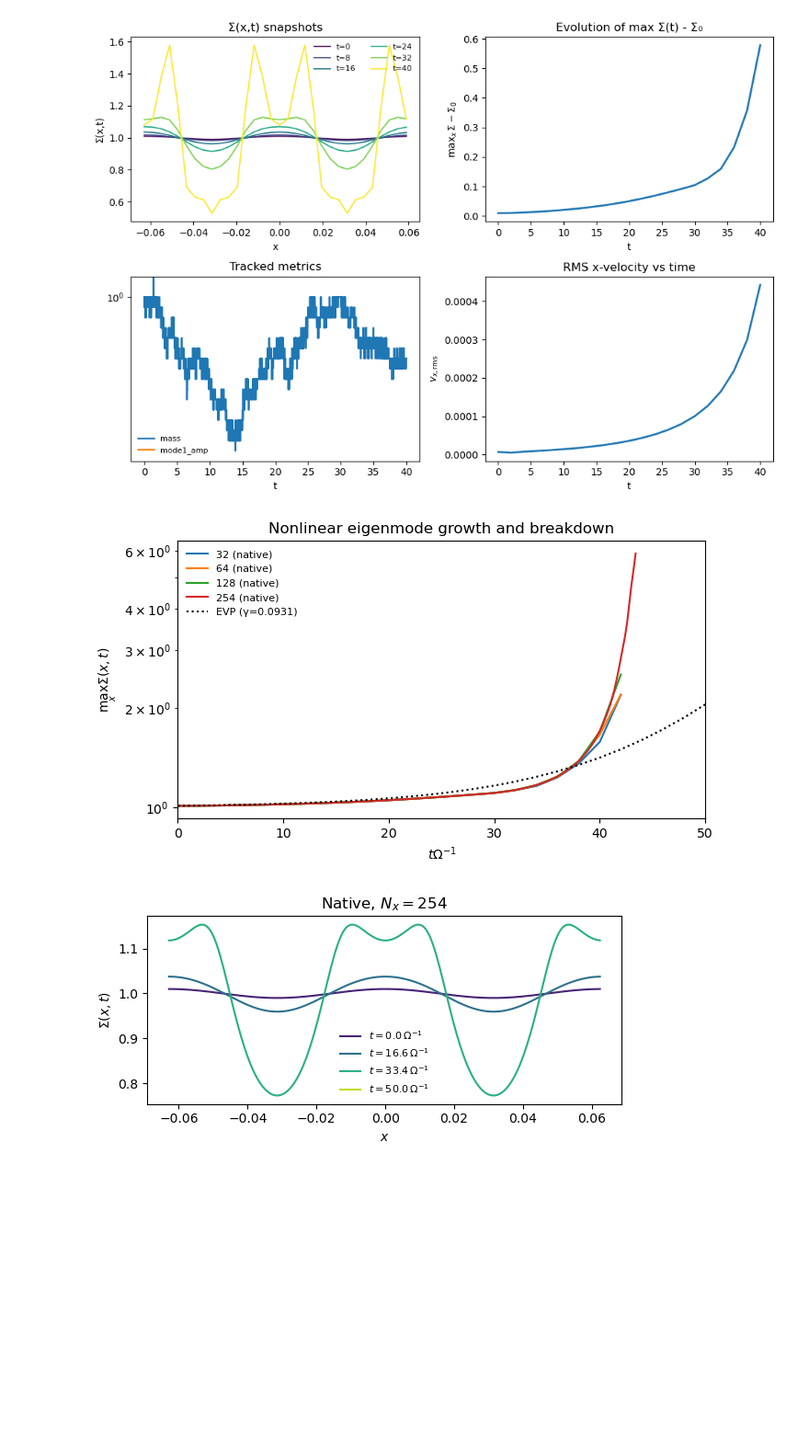
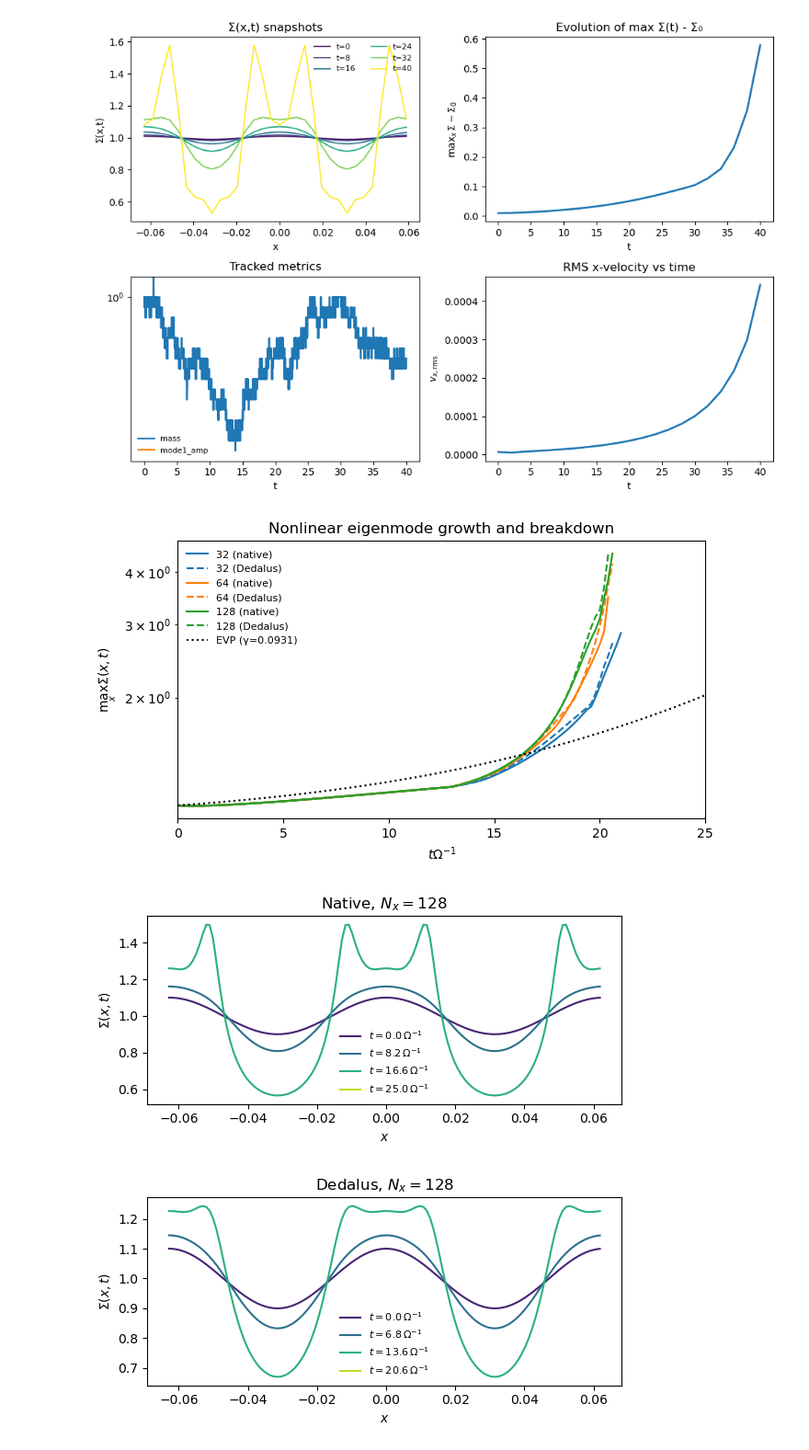
Before and after one commit to KonstantinGerbig/diff-inst, a Jupyter notebook: notebooks/paper_nonlinear.ipynb, the cells around one changed output. Shown at 92% size. Saved outputs shown, nothing was run; the diff lists cells and outputs as text; code cells hidden in the pictures; blank space fills up the shorter version.

Commit message:
worked on nonlinear sims for paper (dedalus)

```diff
--- a/notebooks/paper_nonlinear.ipynb
+++ b/notebooks/paper_nonlinear.ipynb
@@ -181,7 +184,7 @@ for name, cfg_path in BRANCHES.items():
     outdir.mkdir(parents=True, exist_ok=True)
     Nx = NX[name]
 
-    dt = DT_NONLIN[name]
+    dt = DT_DEDALUS[name]
 
     cmd = [
         sys.executable, "-m", "scripts.run_nonlinear",
@@ -221,0 +225,30 @@ Running: /opt/anaconda3/envs/dedalus3/bin/python -m scripts.run_nonlinear --conf
+# %%
+# %% run DEDALUS nonlinear TD for all branches from eigenmode ICs
+
+for name, cfg_path in BRANCHES.items():
+    outdir = RUN_DED_NL[name]
+    outdir.mkdir(parents=True, exist_ok=True)
+    Nx = NX[name]
+    dt = DT_DEDALUS[name]
+
+    cmd = [
+        sys.executable, "-m", "scripts.run_nonlinear",
+        "--config", str(cfg_path),
+        "--outdir", str(outdir),
+        "--mode", "nonlinear",
+        "--backend", "dedalus",
+        "--dt", str(dt),
+        "--stop-time", str(STOP_TIME),
+        "--save-stride", str(SAVE_STRIDE),
+        "--init-from", str(IC_PATHS[name]),
+        "--Nx", str(Nx),
+        "--print-stride", "400",
+        "--force",
+    ]
+
+    # don't abort the whole sweep if one run blows up
+    run_cmd(cmd, allow_fail=True, label=name)
+
+print("Dedalus nonlinear TD runs attempted. Output dirs:")
+for name, outdir in RUN_DED_NL.items():
+    print(f"  {name}: {outdir}")
@@ -310,7 +361,7 @@ from diffinst.vis.nonlinear import (
 BRANCH_RUNS = {
     name: {
         "run_native": RUN_NL_NATIVE[name],
-        #"run_dedalus": RUN_DED_NL[name],   # may or may not exist
+        "run_dedalus": RUN_DED_NL[name],   # may or may not exist
     }
     for name in BRANCHES.keys()
 }
@@ -318,33 +369,34 @@ BRANCH_RUNS = {
 fig_max, ax_max = plot_sigma_max_vs_time(
     BRANCH_RUNS,
     k_phys=K_MODE,
     figsize=(7, 4),
 )
 
 plt.show()
 
 # --- Figure 2: snapshots for the highest-resolution run (adjust label as needed)
-hi_label = "254"   # or whatever your max-Nx key is
+hi_label = "128"   # or whatever your max-Nx key is
 
 fig_snap_native, ax_snap_native = plot_sigma_snapshots(
     RUN_NL_NATIVE[hi_label],
     n_snap=4,
     t_min=0.0,
     t_max=STOP_TIME,
     title=fr"Native, $N_x={NX[hi_label]}$",
 )
 plt.show()
 
 # If/when Dedalus runs exist:
 if RUN_DED_NL[hi_label].exists():
     fig_snap_ded, ax_snap_ded = plot_sigma_snapshots(
         RUN_DED_NL[hi_label],
         n_snap=4,
         t_min=0.0,
         t_max=STOP_TIME,
         title=fr"Dedalus, $N_x={NX[hi_label]}$",
     )
     plt.show()
 # %% [output]
-[figure, old version]
+[figure, new version]
-[figure, old version]
+[figure, new version]
+[figure, added]
```
Also changed, not shown: parts of 4 cells of this notebook.
